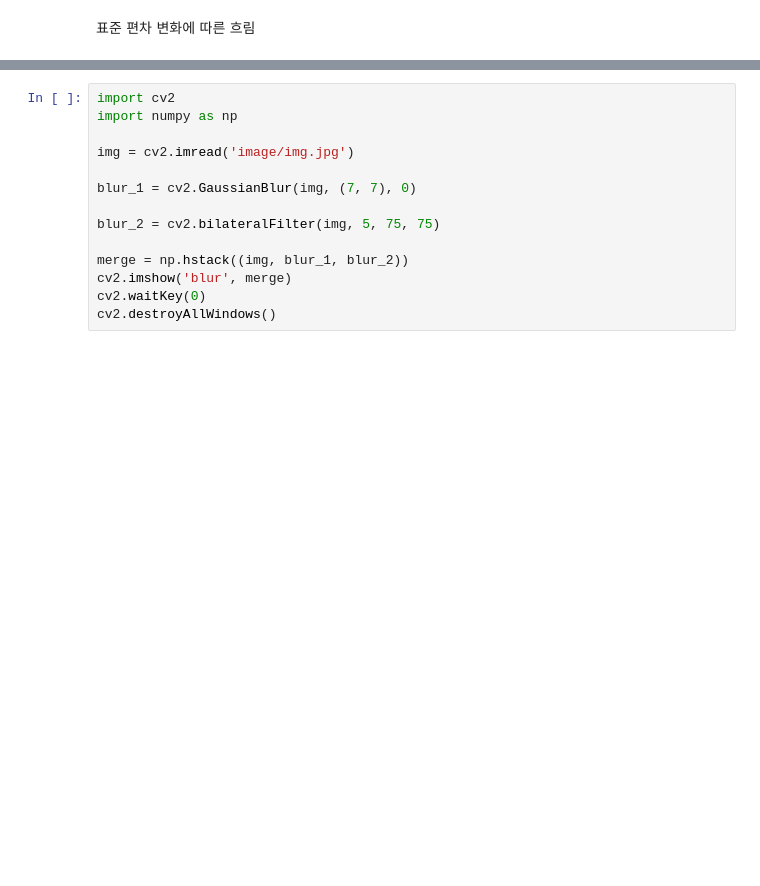
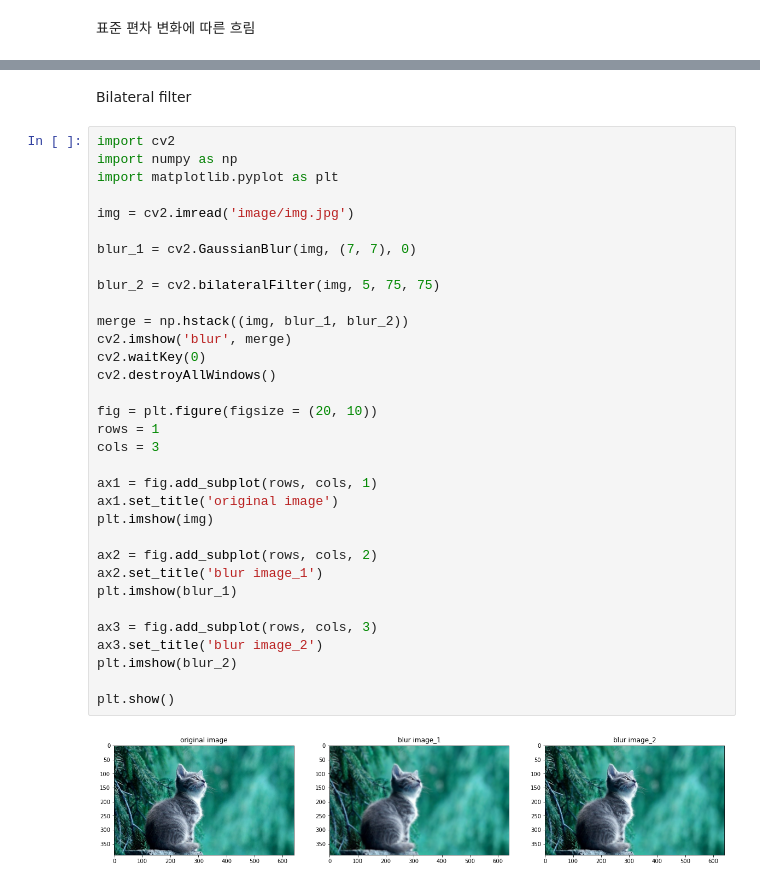
Before and after one commit to jcrescit/face_recognition, a Jupyter notebook: OPENCV/learning/11.image_transformation(Blur).ipynb, the cells around one changed output, grey strips where cells are left out. Drawn from its saved outputs; the diff is of its cells as text; blank space fills up the shorter version.

```diff
--- a/OPENCV/learning/11.image_transformation(Blur).ipynb
+++ b/OPENCV/learning/11.image_transformation(Blur).ipynb
@@ -157,17 +158,40 @@ plt.imshow(sigma_3)
 plt.show()
 # %% [output]
 [figure]
+# %% [markdown]
+Bilateral filter
 # %%
 import cv2
 import numpy as np
+import matplotlib.pyplot as plt
 
 img = cv2.imread('image/img.jpg')
 
 blur_1 = cv2.GaussianBlur(img, (7, 7), 0)
 
 blur_2 = cv2.bilateralFilter(img, 5, 75, 75)
 
 merge = np.hstack((img, blur_1, blur_2))
 cv2.imshow('blur', merge)
 cv2.waitKey(0)
 cv2.destroyAllWindows()
+
+fig = plt.figure(figsize = (20, 10))
+rows = 1
+cols = 3
+
+ax1 = fig.add_subplot(rows, cols, 1)
+ax1.set_title('original image')
+plt.imshow(img)
+
+ax2 = fig.add_subplot(rows, cols, 2)
+ax2.set_title('blur image_1')
+plt.imshow(blur_1)
+
+ax3 = fig.add_subplot(rows, cols, 3)
+ax3.set_title('blur image_2')
+plt.imshow(blur_2)
+
+plt.show()
+# %% [output]
+[figure, added]
```
Also changed, not shown: parts of 1 cell of this notebook.
